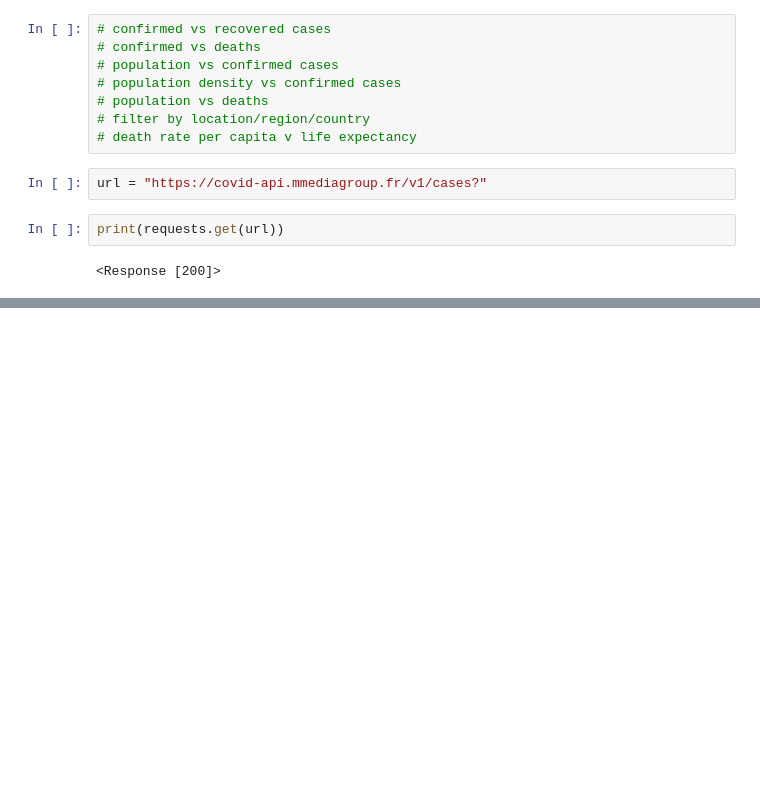
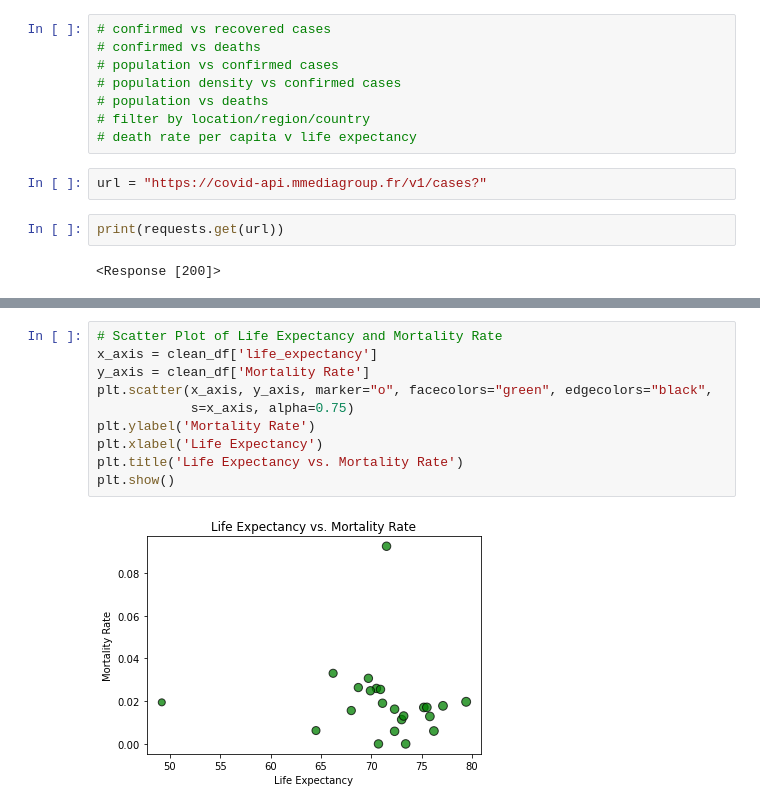
Before and after one commit to grantbot/Project-1, a Jupyter notebook: m-media-api-test.ipynb, the cells around one changed output, grey strips where cells are left out. Drawn from its saved outputs; the diff is of its cells as text; blank space fills up the shorter version.

```diff
--- a/m-media-api-test.ipynb
+++ b/m-media-api-test.ipynb
@@ -128,0 +273,12 @@ df.head()
+# %%
+# Scatter Plot of Life Expectancy and Mortality Rate
+x_axis = clean_df['life_expectancy']
+y_axis = clean_df['Mortality Rate']
+plt.scatter(x_axis, y_axis, marker="o", facecolors="green", edgecolors="black",
+            s=x_axis, alpha=0.75)
+plt.ylabel('Mortality Rate')
+plt.xlabel('Life Expectancy')
+plt.title('Life Expectancy vs. Mortality Rate')
+plt.show()
+# %% [output]
+[figure, added]
```
Also changed, not shown: parts of 18 cells of this notebook, 1 other file.
